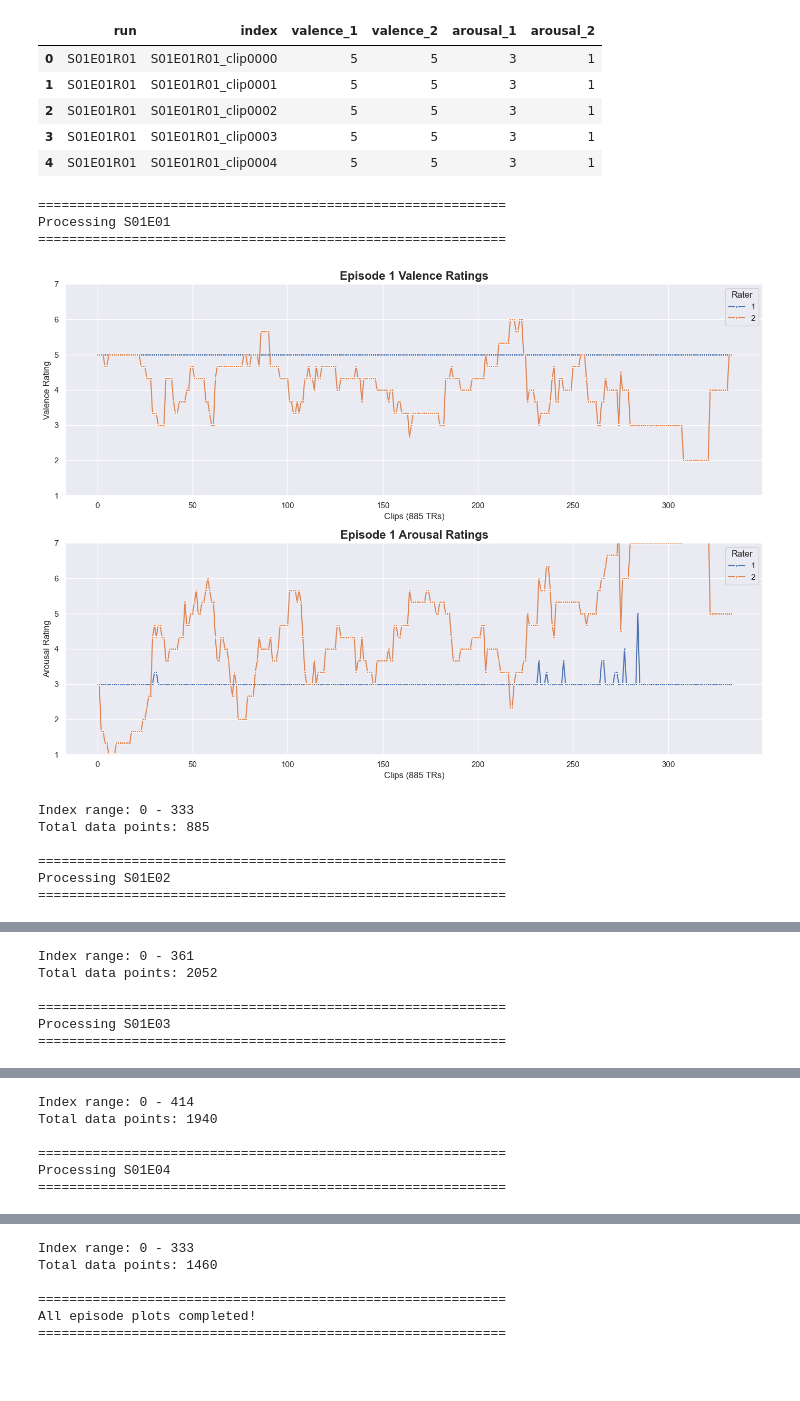
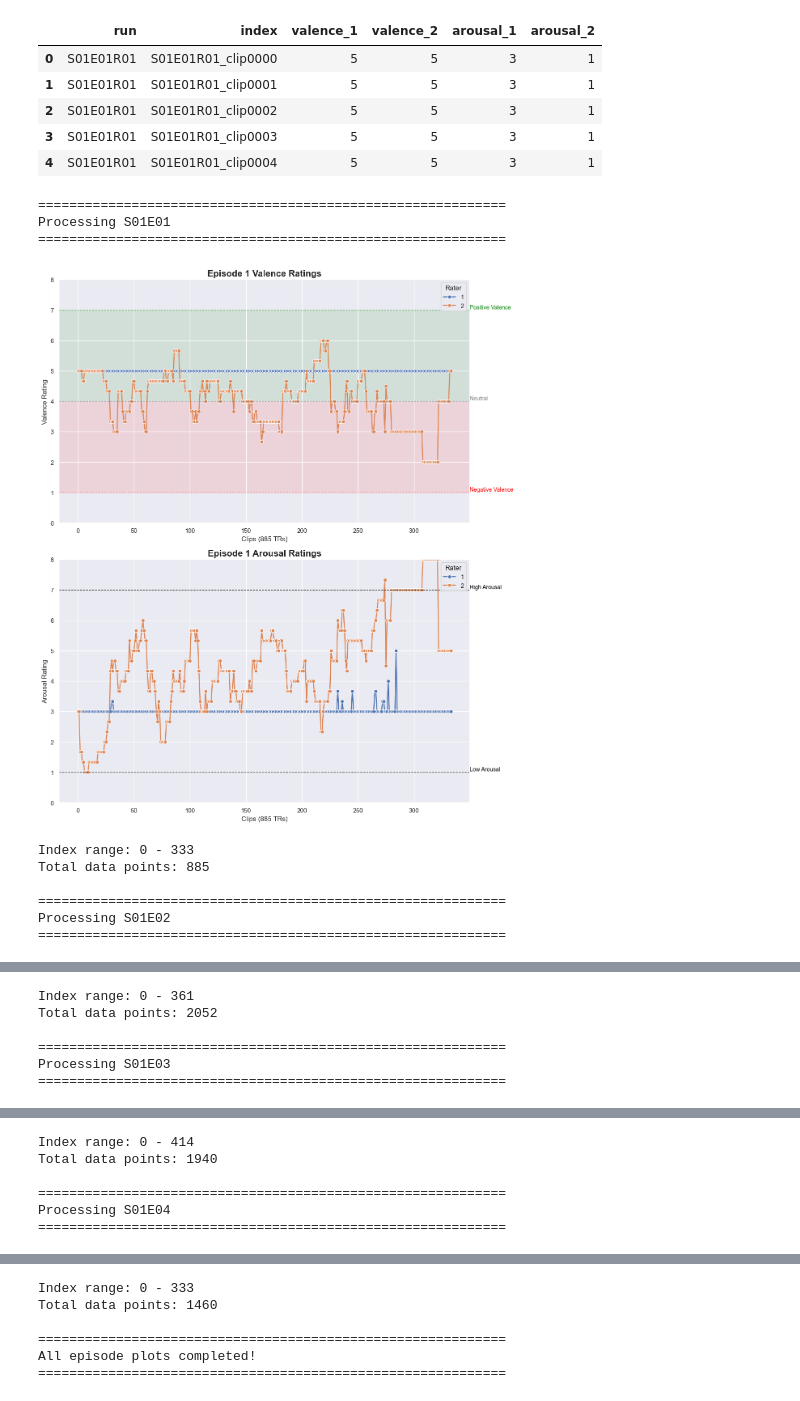
Before and after one commit to chlohamp/diva-emotion-dfc, a Jupyter notebook: 1-interrater-reliability.ipynb, the cells around one changed output, grey strips where cells are left out. Drawn from its saved outputs; the diff is of its cells as text; code cells hidden in the pictures; blank space fills up the shorter version.

Commit message:
plotting

```diff
--- a/1-interrater-reliability.ipynb
+++ b/1-interrater-reliability.ipynb
@@ -184,49 +184,72 @@ for ep_num in episode_numbers:
     plot_df = pd.DataFrame(plot_data)
 
     # Create seaborn-style plot
-    fig, (ax1, ax2) = plt.subplots(2, 1, figsize=(14, 10))
+    fig, (ax1, ax2) = plt.subplots(2, 1, figsize=(12, 14))
 
     # Calculate total number of TRs for this episode
     total_trs = len(episode_df)
 
     # Plot valence
     if len(val_cols) > 0:
+
+        # Add colored background regions first (behind the data)
+        ax1.axhspan(1, 4, alpha=0.1, color='red', zorder=0)
+        ax1.axhspan(4, 7, alpha=0.1, color='green', zorder=0)
+
         valence_data = plot_df[plot_df['emotion'] == 'Valence']
         sns.lineplot(data=valence_data, x='index_short', y='rating', hue='rater',
-                     marker='o', markersize=3, linewidth=1.5, ax=ax1, errorbar=None)
+                     marker='o', markersize=6, linewidth=1.75, ax=ax1, errorbar=None)
         ax1.set_title(f'Episode {ep_num} Valence Ratings', fontsize=16, fontweight='bold')
         ax1.set_xlabel(f'Clips ({total_trs} TRs)', fontsize=12)
         ax1.set_ylabel('Valence Rating', fontsize=12)
         ax1.legend(title='Rater', loc='upper right')
-        ax1.set_ylim(1, 7)  # Set y-axis to full 1-7 scale
+        ax1.set_ylim(0, 8)  # Set y-axis to full 1-7 scale
+
+        # Add reference lines for valence interpretation
+        ax1.axhline(y=1, color='red', linestyle='--', alpha=0.7, linewidth=1)
+        ax1.axhline(y=4, color='gray', linestyle='--', alpha=0.7, linewidth=1)
+        ax1.axhline(y=7, color='green', linestyle='--', alpha=0.7, linewidth=1)
+
+        # Add text labels for the reference lines
+        ax1.text(ax1.get_xlim()[1], 1, 'Negative Valence', ha='left', va='bottom', fontsize=10, color='red')
+        ax1.text(ax1.get_xlim()[1], 4, 'Neutral', ha='left', va='bottom', fontsize=10, color='gray')
+        ax1.text(ax1.get_xlim()[1], 7, 'Positive Valence', ha='left', va='bottom', fontsize=10, color='green')
 
 
     # Plot arousal
     if len(aro_cols) > 0:
         arousal_data = plot_df[plot_df['emotion'] == 'Arousal']
         sns.lineplot(data=arousal_data, x='index_short', y='rating', hue='rater',
-                     marker='o', markersize=3, linewidth=1.5, ax=ax2, errorbar=None)
+                     marker='o', markersize=6, linewidth=1.75, ax=ax2, errorbar=None)
         ax2.set_title(f'Episode {ep_num} Arousal Ratings', fontsize=16, fontweight='bold')
         ax2.set_xlabel(f'Clips ({total_trs} TRs)', fontsize=12)
         ax2.set_ylabel('Arousal Rating', fontsize=12)
         ax2.legend(title='Rater', loc='upper right')
-        ax2.set_ylim(1, 7)  # Set y-axis to full 1-7 scale
+        ax2.set_ylim(0, 8)  # Set y-axis to full 1-7 scale
+
+                # Add reference lines for valence interpretation
+        ax2.axhline(y=1, color='black', linestyle='--', alpha=0.7, linewidth=1)
+        ax2.axhline(y=7, color='black', linestyle='--', alpha=0.7, linewidth=1)
+
+        # Add text labels for the reference lines
+        ax2.text(ax2.get_xlim()[1], 1, 'Low Arousal', ha='left', va='bottom', fontsize=10, color='black')
+        ax2.text(ax2.get_xlim()[1], 7, 'High Arousal', ha='left', va='bottom', fontsize=10, color='black')
 
 
     plt.tight_layout()
     plt.show()
 
     print(f"Index range: {episode_df['index_short'].min()} - {episode_df['index_short'].max()}")
     print(f"Total data points: {len(episode_df)}")
 
 print(f"\n{'='*60}")
 print("All episode plots completed!")
 print(f"{'='*60}")
 # %% [output]
 ============================================================
 Processing S01E01
 ============================================================
-[figure, old version]
+[figure, new version]
 Index range: 0 - 333
 Total data points: 885
 
```
Also changed, not shown: parts of 1 cell of this notebook.
